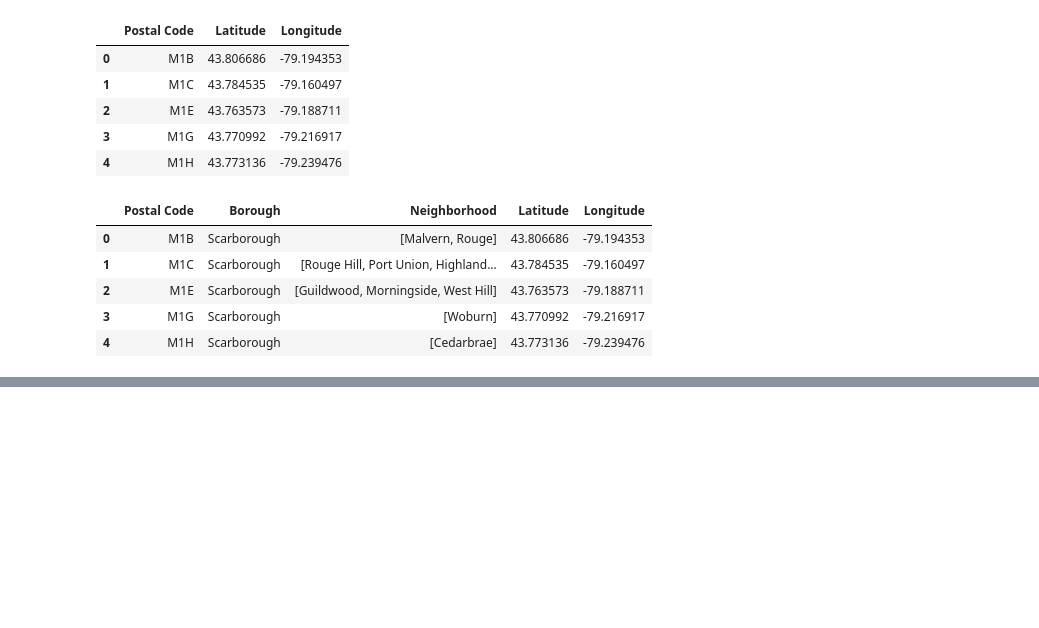
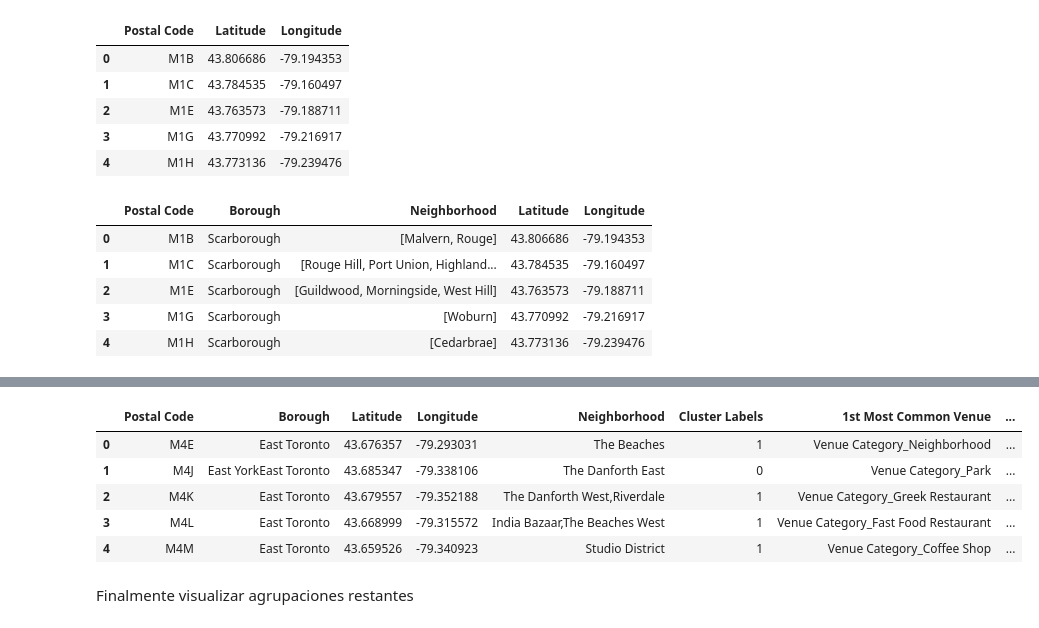
Before and after one commit to Sergioc2020/Coursera_Capstone, a Jupyter notebook: ProjectoSegmentacionUSA.ipynb, the cells around one changed output, grey strips where cells are left out. Cells and saved outputs as stored; diff of their text form; code cells hidden in the pictures; blank space fills up the shorter version.

```diff
--- a/ProjectoSegmentacionUSA.ipynb
+++ b/ProjectoSegmentacionUSA.ipynb
@@ -99,0 +534,10 @@ df.head()
+# %%
+# añadir etiquetas
+neighborhoods_venues_sorted.insert(0, 'Cluster Labels', kmeans.labels_)
+# %%
+df['liststring'] = [','.join(map(str, l)) for l in df['Neighborhood']]
+# %%
+df = df.drop('Neighborhood',1)
+# %%
+df.rename(columns = {'liststring':'Neighborhood'}, inplace = True)
+df.head()
@@ -99,0 +551,16 @@ df.head()
+# %%
+toronto_merged = df
+
+# juntar manhattan_grouped con manhattan_data
+toronto_merged = toronto_merged.join(neighborhoods_venues_sorted.set_index('Neighborhood'), on='Neighborhood')
+
+toronto_merged.head() # revisar las ultimas columnas
+# %% [output]
+|  | Postal Code | Borough | Latitude | Longitude | Neighborhood | Cluster Labels | 1st Most Common Venue | ... |
+| 0 | M4E | East Toronto | 43.676357 | -79.293031 | The Beaches | 1 | Venue Category_Neighborhood | ... |
+| 1 | M4J | East YorkEast Toronto | 43.685347 | -79.338106 | The Danforth East | 0 | Venue Category_Park | ... |
+| 2 | M4K | East Toronto | 43.679557 | -79.352188 | The Danforth West,Riverdale | 1 | Venue Category_Greek Restaurant | ... |
+| 3 | M4L | East Toronto | 43.668999 | -79.315572 | India Bazaar,The Beaches West | 1 | Venue Category_Fast Food Restaurant | ... |
+| 4 | M4M | East Toronto | 43.659526 | -79.340923 | Studio District | 1 | Venue Category_Coffee Shop | ... |
+# %% [markdown]
+Finalmente visualizar agrupaciones restantes
```
Also changed, not shown: parts of 58 cells of this notebook.
